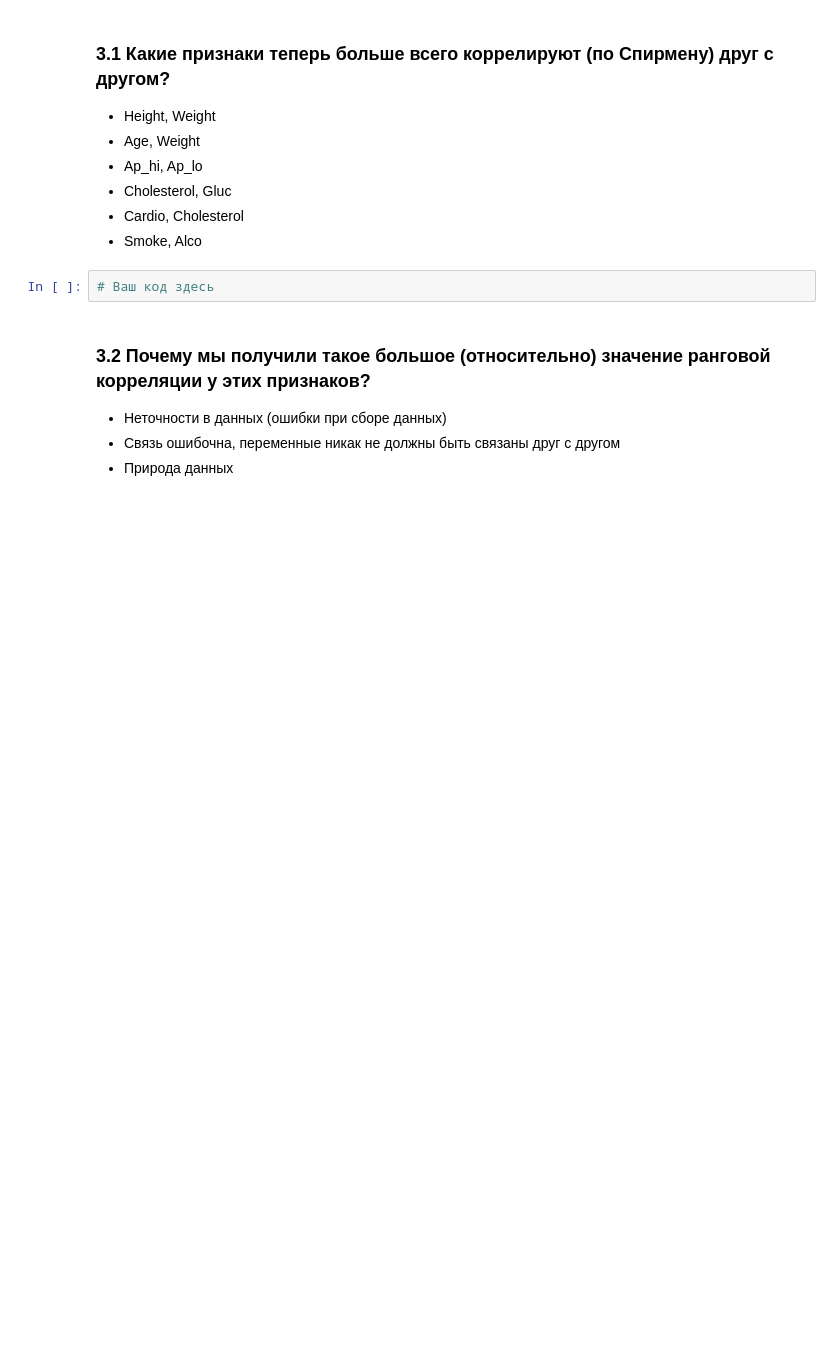
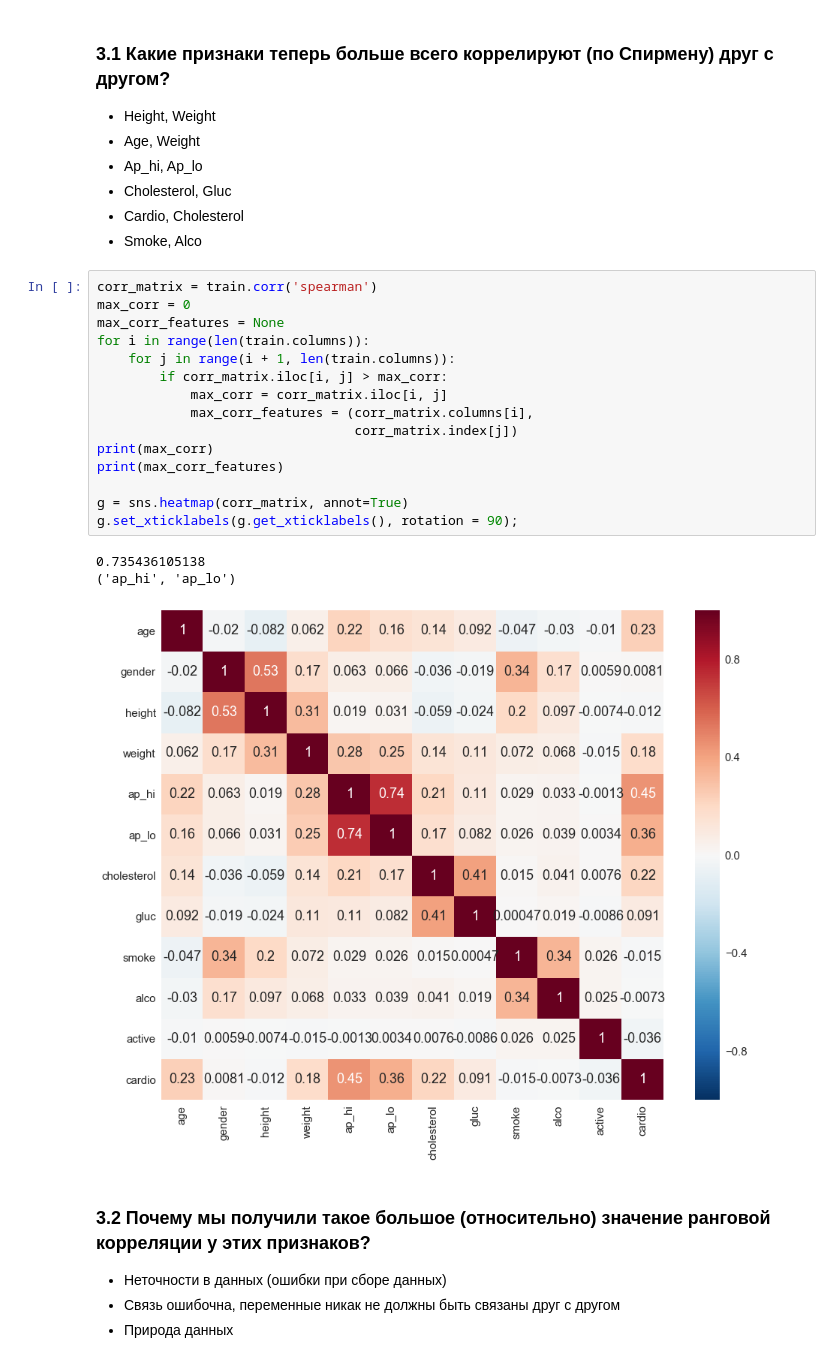
Before and after one commit to konstgazha/usml, a Jupyter notebook: week02/hw2_session3_visual_data_analysis.ipynb, the cells around one changed output. Drawn from its saved outputs; the diff is of its cells as text; blank space fills up the shorter version.

```diff
--- a/week02/hw2_session3_visual_data_analysis.ipynb
+++ b/week02/hw2_session3_visual_data_analysis.ipynb
@@ -238,8 +237,25 @@ sns.kdeplot(df[df['gender'] == 2]['value'], label=2);
 - Cholesterol, Gluc
 - Cardio, Cholesterol
 - Smoke, Alco
-# %%
-# Ваш код здесь
+# %%
+corr_matrix = train.corr('spearman')
+max_corr = 0
+max_corr_features = None
+for i in range(len(train.columns)):
+    for j in range(i + 1, len(train.columns)):
+        if corr_matrix.iloc[i, j] > max_corr:
+            max_corr = corr_matrix.iloc[i, j]
+            max_corr_features = (corr_matrix.columns[i],
+                                 corr_matrix.index[j])
+print(max_corr)
+print(max_corr_features)
+
+g = sns.heatmap(corr_matrix, annot=True)
+g.set_xticklabels(g.get_xticklabels(), rotation = 90);
+# %% [output]
+0.735436105138
+('ap_hi', 'ap_lo')
+[figure, added]
 # %% [markdown]
 ### 3.2 Почему мы получили такое большое (относительно) значение ранговой корреляции у этих признаков?
 
```
Also changed, not shown: parts of 11 cells of this notebook.
